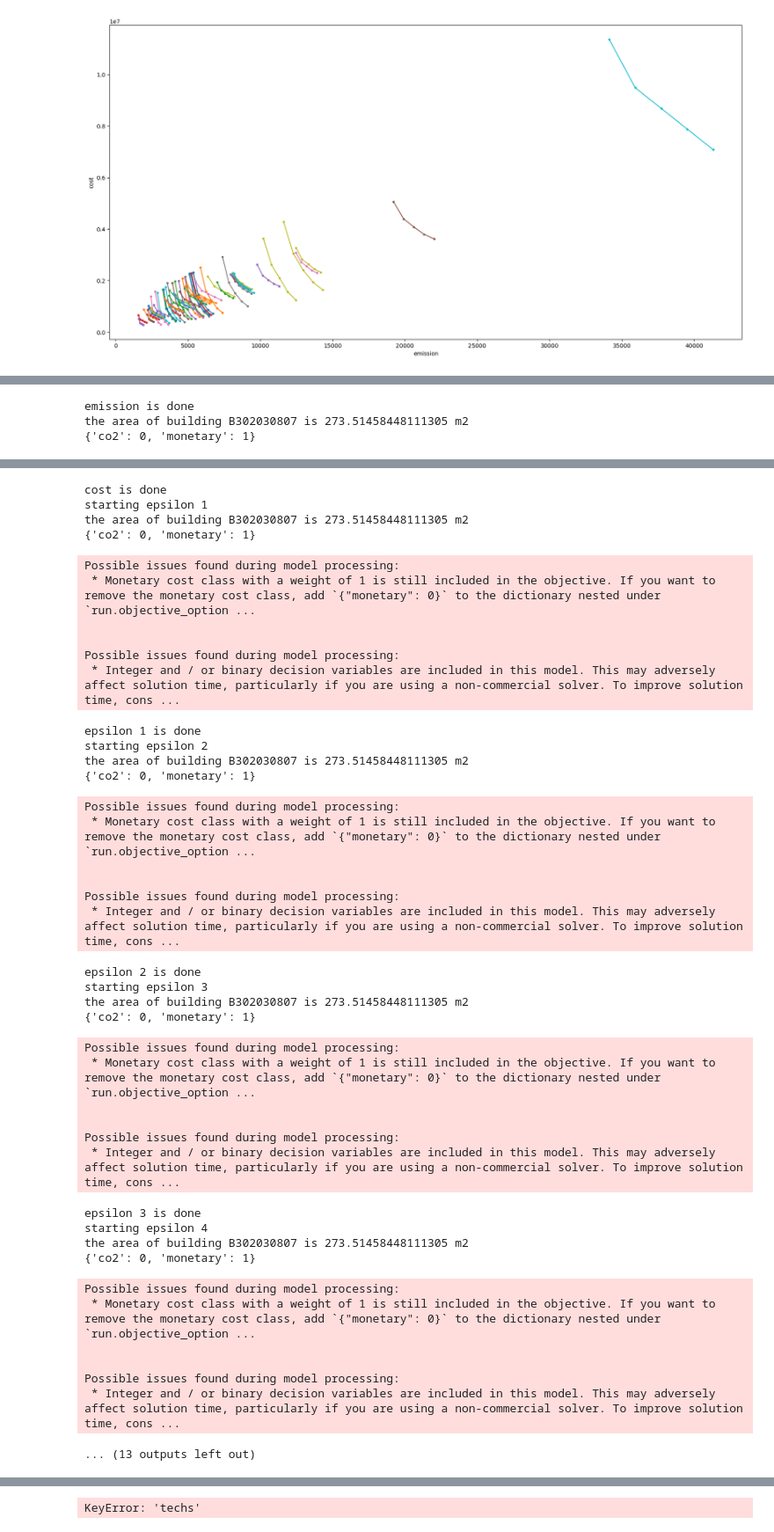
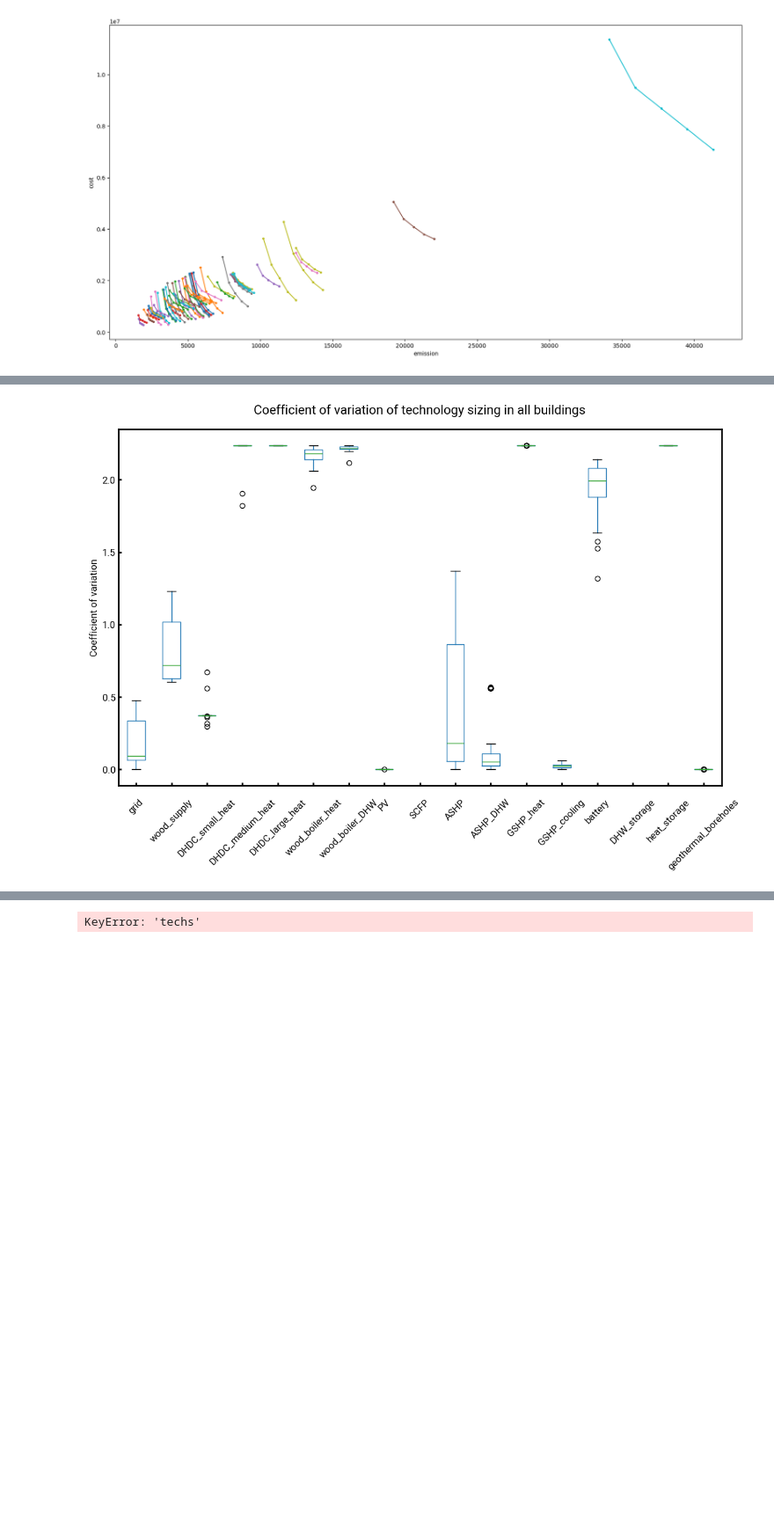
Before and after one commit to yiqiaowang-arch/calliope_optimization, a Jupyter notebook: optimization_calliope_plot8_singlebuilding.ipynb, the cells around one changed output, grey strips where cells are left out. Shown: that part at 88% size. Drawn from its saved outputs; the diff is of its cells as text; code cells hidden in the pictures; blank space fills up the shorter version.

```diff
--- a/optimization_calliope_plot8_singlebuilding.ipynb
+++ b/optimization_calliope_plot8_singlebuilding.ipynb
@@ -337,7 +365,30 @@ plt.show()
+# %%
+# calculate the coefficient of variation of each technology choice for each building and store them in a dataframe; in the end plot a bar chart with error bars for each technology in this dataframe.
+# the dataframe should have columns as technology names, and rows as building names
+# first define the dataframe column from one of the files in the folder;
+# then iterate through the rest of the files and add the data to the dataframe
+for idx, csv in enumerate(os.listdir('./result_pareto')):
+    # if the dataframe doesn't exist before, then define its columns with the first file
+    if idx == 0:
+        df_example = pd.read_csv('./result_pareto/'+csv, index_col=0).drop(columns=['cost', 'emission'])
+
+        df_tech_cap = pd.DataFrame(columns=df_example.columns)
+
+    building_sizing = pd.read_csv('./result_pareto/'+csv, index_col=0).drop(columns=['cost', 'emission'])
+    # calculate the coefficient of variation for each technology
+    df_tech_cap.loc[csv[:-10]] = building_sizing.std() / building_sizing.mean()
+
+# drop the demand columns
+df_tech_cap = df_tech_cap.drop(columns=['demand_electricity', 'demand_space_heating', 'demand_hot_water', 'demand_space_cooling'])
 # %%
-# get pareto front for building B302030807
-df_pareto = get_pareto_front(epsilon=10, building_name='B302030807', building_scenario_folder=scenario_folder,
-                                                 yaml_path='./data/technology/techs_plot8.yml', store_folder='./result_site_specific_2',
-                                                 building_status=zone_df.loc['B302030807'], flatten_spikes=True, flatten_percentile=0.98,
-                                                 to_lp=False, to_yaml=False)
+# plot the coefficient of variation for each technology in a box chart with error bars
+# in the chart there should be as many boxes as there are technologies, with one bar showing the distribution of each technology's cov in all buildings
+# fill the box with light blue, and no grid,
+df_tech_cap.boxplot(figsize=(12, 8), grid=False)
+plt.ylabel('Coefficient of variation')
+plt.title('Coefficient of variation of technology sizing in all buildings')
+plt.xticks(rotation=45)
+# set the ticks to align to their right edge
+plt.tick_params(axis='x', which='major', pad=15)
+plt.show()
 # %% [output]
@@ -348,3 +394,0 @@ Possible issues found during model processing:
-emission is done
-the area of building B302030807 is 273.51458448111305 m2
-{'co2': 0, 'monetary': 1}
@@ -357,41 +395 @@ Possible issues found during model processing:
-cost is done
-starting epsilon 1
-the area of building B302030807 is 273.51458448111305 m2
-{'co2': 0, 'monetary': 1}
-Possible issues found during model processing:
- * Monetary cost class with a weight of 1 is still included in the objective. If you want to remove the monetary cost class, add `{"monetary": 0}` to the dictionary nested under  `run.objective_option ...
-
-
-Possible issues found during model processing:
- * Integer and / or binary decision variables are included in this model. This may adversely affect solution time, particularly if you are using a non-commercial solver. To improve solution time, cons ...
-epsilon 1 is done
-starting epsilon 2
-the area of building B302030807 is 273.51458448111305 m2
-{'co2': 0, 'monetary': 1}
-Possible issues found during model processing:
- * Monetary cost class with a weight of 1 is still included in the objective. If you want to remove the monetary cost class, add `{"monetary": 0}` to the dictionary nested under  `run.objective_option ...
-
-
-Possible issues found during model processing:
- * Integer and / or binary decision variables are included in this model. This may adversely affect solution time, particularly if you are using a non-commercial solver. To improve solution time, cons ...
-epsilon 2 is done
-starting epsilon 3
-the area of building B302030807 is 273.51458448111305 m2
-{'co2': 0, 'monetary': 1}
-Possible issues found during model processing:
- * Monetary cost class with a weight of 1 is still included in the objective. If you want to remove the monetary cost class, add `{"monetary": 0}` to the dictionary nested under  `run.objective_option ...
-
-
-Possible issues found during model processing:
- * Integer and / or binary decision variables are included in this model. This may adversely affect solution time, particularly if you are using a non-commercial solver. To improve solution time, cons ...
-epsilon 3 is done
-starting epsilon 4
-the area of building B302030807 is 273.51458448111305 m2
-{'co2': 0, 'monetary': 1}
-Possible issues found during model processing:
- * Monetary cost class with a weight of 1 is still included in the objective. If you want to remove the monetary cost class, add `{"monetary": 0}` to the dictionary nested under  `run.objective_option ...
-
-
-Possible issues found during model processing:
- * Integer and / or binary decision variables are included in this model. This may adversely affect solution time, particularly if you are using a non-commercial solver. To improve solution time, cons ...
-... (13 outputs left out)
+[figure, added]
```
Also changed, not shown: parts of 3 cells of this notebook.
